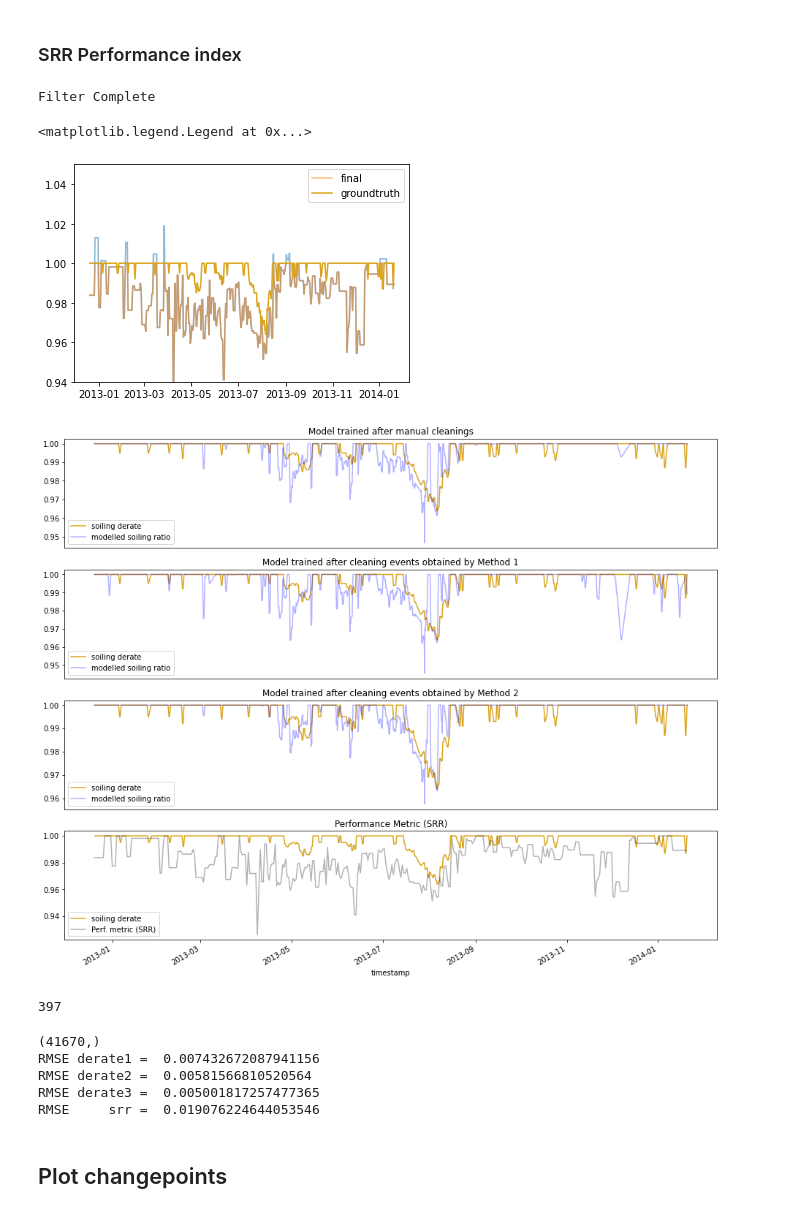
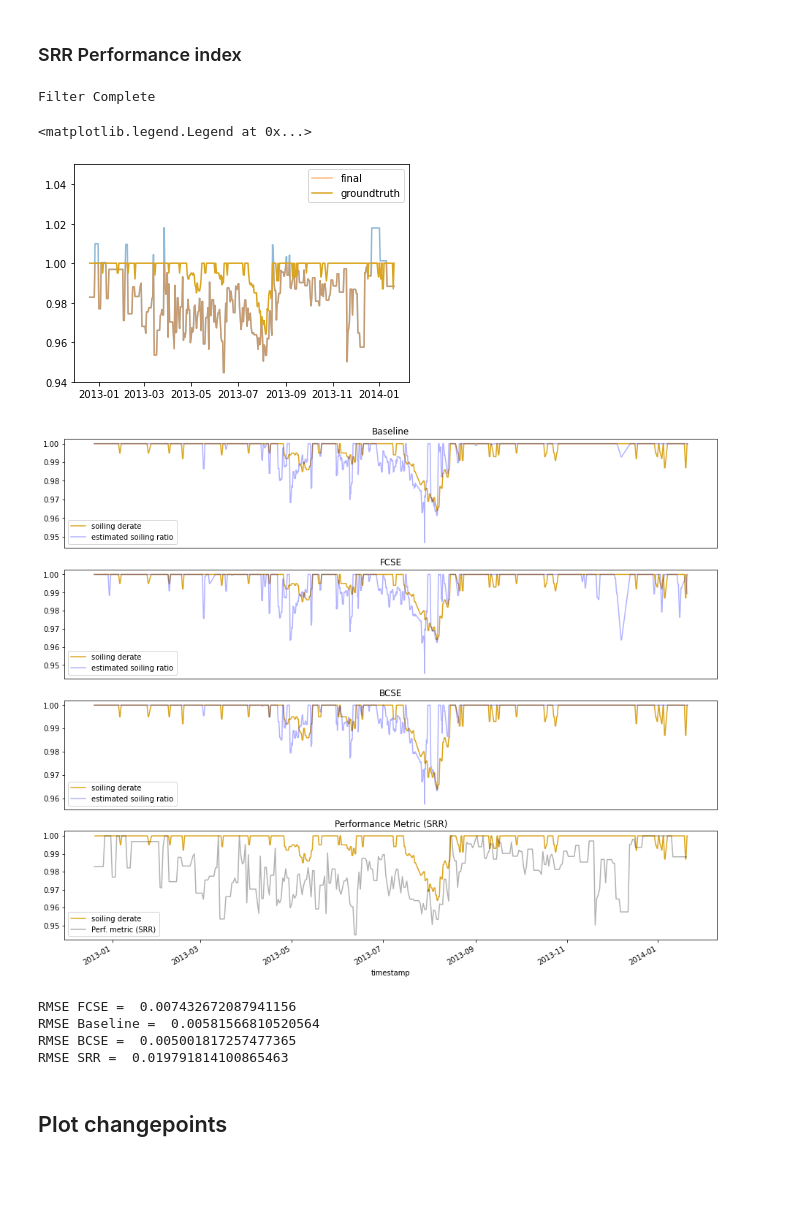
Before and after one commit to ipsarros/soiling-detection, a Jupyter notebook: soiling_paper_ncomm.ipynb, the cells around one changed output. Cells and saved outputs as stored; diff of their text form; code cells hidden in the pictures; blank space fills up the shorter version.

```diff
--- a/soiling_paper_ncomm.ipynb
+++ b/soiling_paper_ncomm.ipynb
@@ -423,7 +417,7 @@ def run_rdtools_pipeline(df, time_filter, irradiance_filter, rd_filter, percenti
     ##################################
     df_1 = df_1.resample('5T').median()
     #needed for golden:
-    #df_1 = df_1.interpolate()
+    df_1 = df_1.interpolate()
     ##################################
 
     normalized, insolation = rdtools.normalize_with_expected_power(df_1['power'],
@@ -480,7 +474,7 @@ ax.legend()
 # %% [output]
 Filter Complete
 <matplotlib.legend.Legend at 0x...>
-[figure, old version]
+[figure, new version]
 # %%
 fig, axes = plt.subplots(nrows=4, ncols=1, figsize=(16,14))
 #plt.suptitle(f'Changepoint Detection Methods')
@@ -488,46 +482,49 @@ axes = axes.ravel()
 
 
 ax2 = axes[0]
-ax2.set_title('Model trained after manual cleanings')
+ax2.set_title('Baseline')
+#ax2.set_title('Model trained after manual cleanings')
 y_pred2 = predict(df_scaled, model2, feats, target)
 derate2 = np.maximum(np.minimum(df_scaled.power/y_pred2,1),0.0)
 derate2 = derate2.rolling('1D', min_periods=1, center = True).median()
 ax2 = df['soiling_derate'].plot(ax = ax2, color = 'goldenrod',label = 'soiling derate')
-ax2.plot(derate2, color = 'blue', alpha = 0.3, label = 'modelled soiling ratio')
+ax2.plot(derate2, color = 'blue', alpha = 0.3, label = 'estimated soiling ratio')
 ax2.xaxis.set_visible(False)
 ax2.legend()
 
 ax1 = axes[1]
-ax1.set_title('Model trained after cleaning events obtained by Method 1')
+ax1.set_title('FCSE')
+#ax1.set_title('Model trained after cleaning events obtained by Method 1')
 y_pred1 = predict(df_scaled, model1, feats, target)
 derate1 = np.maximum(np.minimum(df_scaled.power/y_pred1,1),0.0)
 derate1 = derate1.rolling('1D', min_periods=1,center = True).median()
 ax1 = df['soiling_derate'].plot(ax = ax1, color = 'goldenrod',label = 'soiling derate')
-ax1.plot(derate1, color = 'blue', alpha = 0.3, label = 'modelled soiling ratio')
+ax1.plot(derate1, color = 'blue', alpha = 0.3, label = 'estimated soiling ratio')
 ax1.xaxis.set_visible(False)
 ax1.legend()
 
 
 ax3 = axes[2]
-ax3.set_title('Model trained after cleaning events obtained by Method 2')
+ax3.set_title('BCSE')
+#ax3.set_title('Model trained after cleaning events obtained by Method 2')
 y_pred3 = predict(df_scaled, model3, feats, target)
 derate3 = np.maximum(np.minimum(df_scaled.power/y_pred3,1),0.0)
 derate3 = derate3.rolling('1D', min_periods=1, center = True).median()
 ax3 = df['soiling_derate'].plot(ax = ax3, color = 'goldenrod',label = 'soiling derate')
-ax3.plot(derate3, color = 'blue', alpha = 0.3, label = 'modelled soiling ratio')
+ax3.plot(derate3, color = 'blue', alpha = 0.3, label = 'estimated soiling ratio')
 ax3.xaxis.set_visible(False)
 ax3.legend()
 
 ax4 = axes[3]
 ax4.set_title('Performance Metric (SRR)')
 ax4 = df['soiling_derate'].plot(ax = ax4, color = 'goldenrod',label = 'soiling derate')
 #ax4.plot(p_index, color = 'black', alpha = 0.3, label = 'Perf. metric (SRR)')
 ax4.plot(daily_smoothed_final, color = 'black', alpha = 0.3, label = 'Perf. metric (SRR)')
 
 ax4.legend()
 plt.show()
 # %% [output]
-[figure, old version]
+[figure, new version]
 # %%
 gt_daily = sdd
 
@@ -539,29 +536,23 @@ derate2_daily = derate2_daily.reindex(gt_daily.index).interpolate()
 
 derate3_daily = derate3.resample('1D').median()
 derate3_daily = derate3_daily.reindex(gt_daily.index).interpolate()
-# %%
-len(derate3_daily[~derate3_daily.index.duplicated(keep='first')])
-# %% [output]
-397
 # %%
 #Calculate RMSE for each model and srr
 from sklearn.metrics import mean_squared_error as mse
 gt = df['soiling_derate']
-print(gt.shape)
 rmse1 = mse(gt_daily, derate1_daily, squared=False)
 rmse2 = mse(gt_daily, derate2_daily, squared=False)
 rmse3 = mse(gt_daily, derate3_daily, squared=False)
 rmse_srr = mse(gt_daily, daily_smoothed_final, squared=False)
-print(f'RMSE derate1 = ', rmse1)
-print(f'RMSE derate2 = ', rmse2)
-print(f'RMSE derate3 = ', rmse3)
-print(f'RMSE     srr = ', rmse_srr)
+print(f'RMSE FCSE = ', rmse1)
+print(f'RMSE Baseline = ', rmse2)
+print(f'RMSE BCSE = ', rmse3)
+print(f'RMSE SRR = ', rmse_srr)
 # %% [output]
-(41670,)
-RMSE derate1 =  0.007432672087941156
-RMSE derate2 =  0.00581566810520564
-RMSE derate3 =  0.005001817257477365
-RMSE     srr =  0.019076224644053546
+RMSE FCSE =  0.007432672087941156
+RMSE Baseline =  0.00581566810520564
+RMSE BCSE =  0.005001817257477365
+RMSE SRR =  0.019791814100865463
 # %% [markdown]
 ## Plot changepoints
 # %%
```
Also changed, not shown: parts of 13 cells of this notebook, 1 other file.
